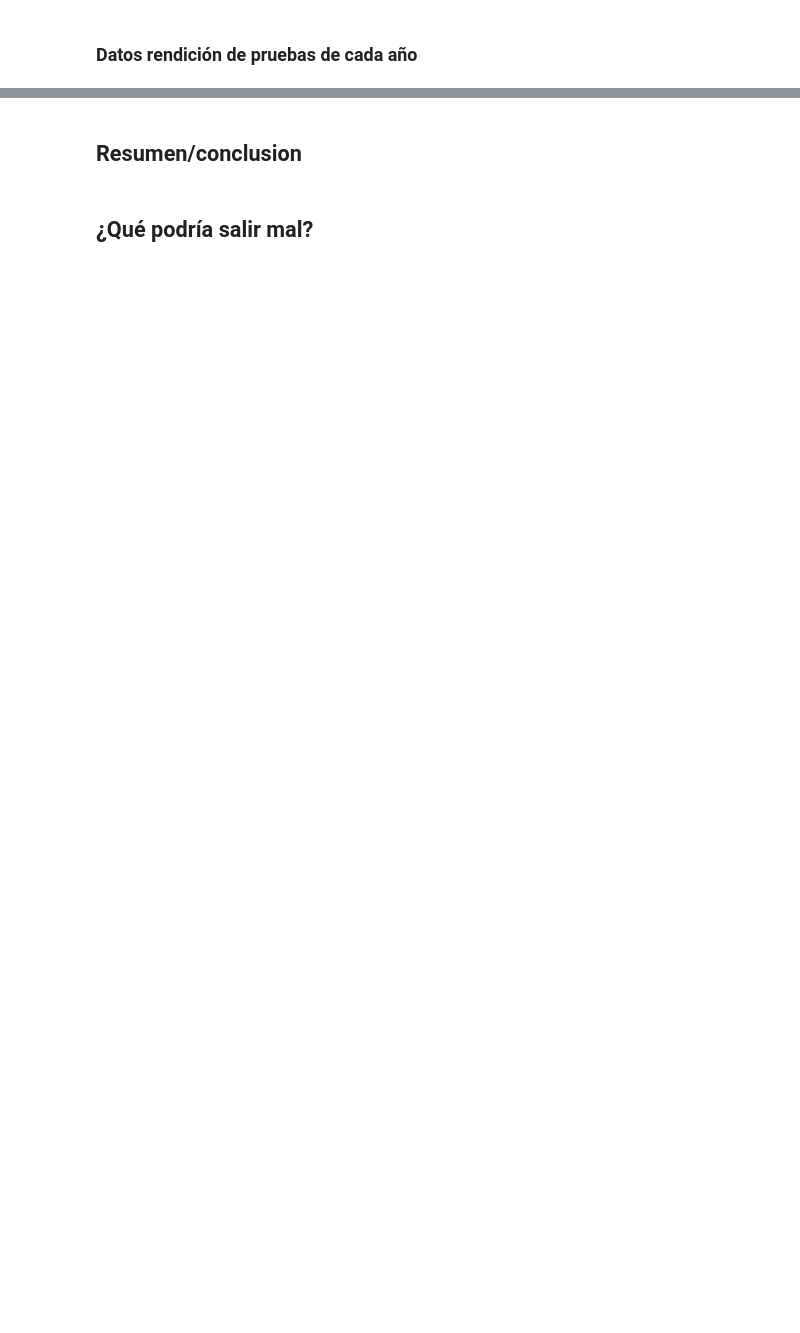
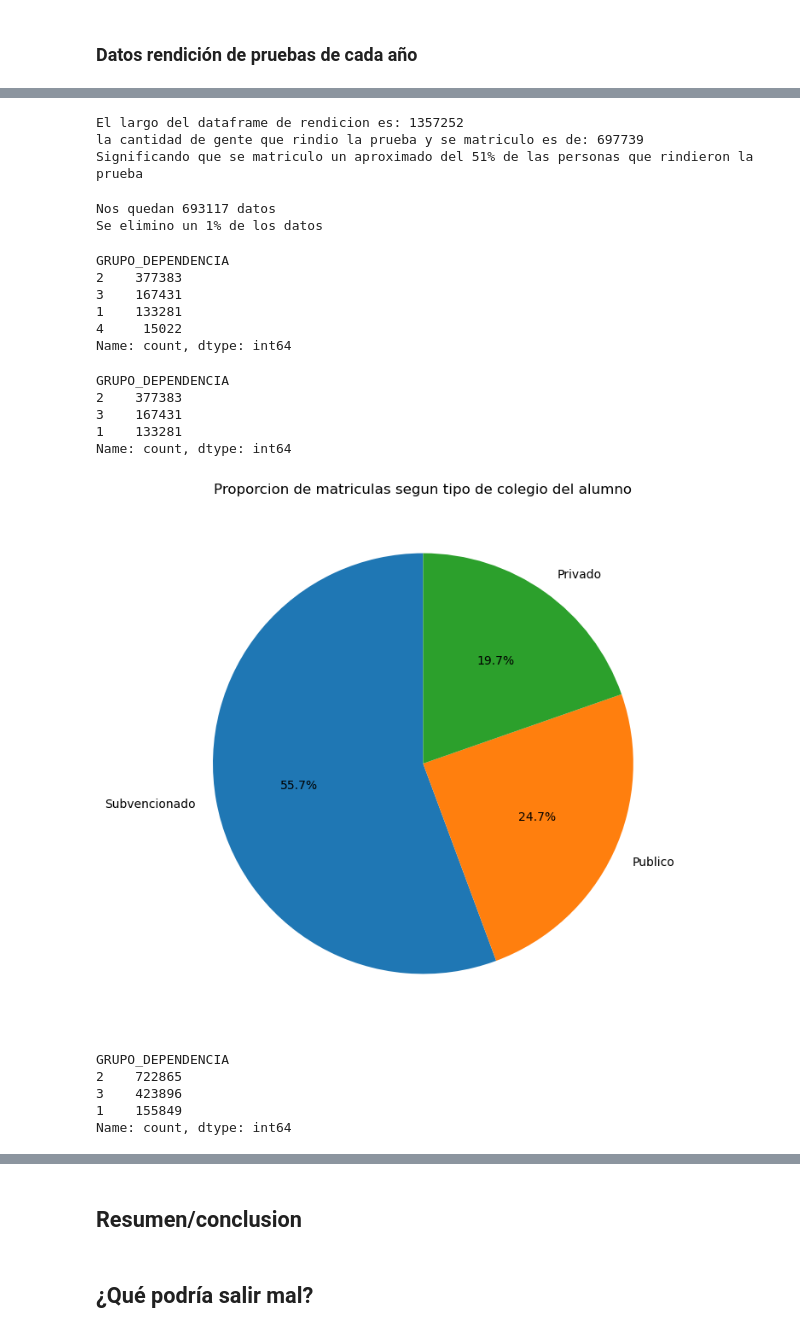
Before and after one commit to javibascur/Proyecto-Cs-Datos, a Jupyter notebook: Proyecto_Final.ipynb, the cells around one changed output, grey strips where cells are left out. Drawn from its saved outputs; the diff is of its cells as text; code cells hidden in the pictures; blank space fills up the shorter version.

```diff
--- a/Proyecto_Final.ipynb
+++ b/Proyecto_Final.ipynb
@@ -53,0 +160,4 @@ dfRen2023 = pd.read_csv("Muestra_Datasets_DEMRE/datos_utilizados/rendicion/2023/
+# %%
+# ahora se juntan los datos de rendicion y de matricula a partir de la columna ID_aux
+proceso = pd.merge(matriculas, rendicion, on="ID_aux")
+proceso
@@ -53,0 +178,50 @@ dfRen2023 = pd.read_csv("Muestra_Datasets_DEMRE/datos_utilizados/rendicion/2023/
+# %%
+print(f"El largo del dataframe de rendicion es: {len(rendicion)}")
+print(f"la cantidad de gente que rindio la prueba y se matriculo es de: {len(proceso)}")
+print(f"Significando que se matriculo un aproximado del {len(proceso)*100//len(rendicion)}% de las personas que rindieron la prueba")
+# %% [output]
+El largo del dataframe de rendicion es: 1357252
+la cantidad de gente que rindio la prueba y se matriculo es de: 697739
+Significando que se matriculo un aproximado del 51% de las personas que rindieron la prueba
+# %%
+# ahora se eliminan las filas cuya columna GRUPO_DEPENDENCIA es NaN ya que es lo que nos permite saber el tipo de establecimiento del alumno
+proceso.dropna(subset = ["GRUPO_DEPENDENCIA"], inplace=True)
+print(f"Nos quedan {len(proceso)} datos")
+print(f"Se elimino un {100-(len(proceso)*100//697739)}% de los datos")
+# %% [output]
+Nos quedan 693117 datos
+Se elimino un 1% de los datos
+# %%
+# cambio de float a int por preferencia
+proceso["GRUPO_DEPENDENCIA"] = proceso["GRUPO_DEPENDENCIA"].astype("int")
+proceso["GRUPO_DEPENDENCIA"].value_counts()
+# %% [output]
+GRUPO_DEPENDENCIA
+2    377383
+3    167431
+1    133281
+4     15022
+Name: count, dtype: int64
+# %%
+# los datos de la columna GRUPO_DEPENDENCIA se encuentran como categorias, explicadas en el documento asociado a cada conjunto de datos
+# 1 = Particular pagado (privado)
+# 2 = Particular subvencionado (subvencionado)
+# 3 = Municipal (publico)
+# estos son los que se usaran en el analisis, por lo que el 4 no se contara
+proceso = proceso[proceso["GRUPO_DEPENDENCIA"]!=4]
+proceso["GRUPO_DEPENDENCIA"].value_counts()
+# %% [output]
+GRUPO_DEPENDENCIA
+2    377383
+3    167431
+1    133281
+Name: count, dtype: int64
+# %%
+cantidades = proceso["GRUPO_DEPENDENCIA"].value_counts()
+nombres = ["Subvencionado", "Publico", "Privado"]
+plt.figure(figsize=(8, 8))
+plt.pie(cantidades, labels=nombres, autopct='%1.1f%%', startangle=90)
+plt.title("Proporcion de matriculas segun tipo de colegio del alumno")
+plt.show()
+# %% [output]
+[figure, added]
@@ -53,0 +232,15 @@ dfRen2023 = pd.read_csv("Muestra_Datasets_DEMRE/datos_utilizados/rendicion/2023/
+# %%
+copy_rendicion = rendicion.copy()
+# eliminacion de NaN
+copy_rendicion.dropna(subset = ["GRUPO_DEPENDENCIA"], inplace=True)
+# pasar a int
+copy_rendicion["GRUPO_DEPENDENCIA"] = copy_rendicion["GRUPO_DEPENDENCIA"].astype("int")
+# eliminar los datos de categoria 4
+copy_rendicion = copy_rendicion[copy_rendicion["GRUPO_DEPENDENCIA"]!=4]
+copy_rendicion["GRUPO_DEPENDENCIA"].value_counts()
+# %% [output]
+GRUPO_DEPENDENCIA
+2    722865
+3    423896
+1    155849
+Name: count, dtype: int64
```
Also changed, not shown: parts of 27 cells of this notebook, 2 other files.
